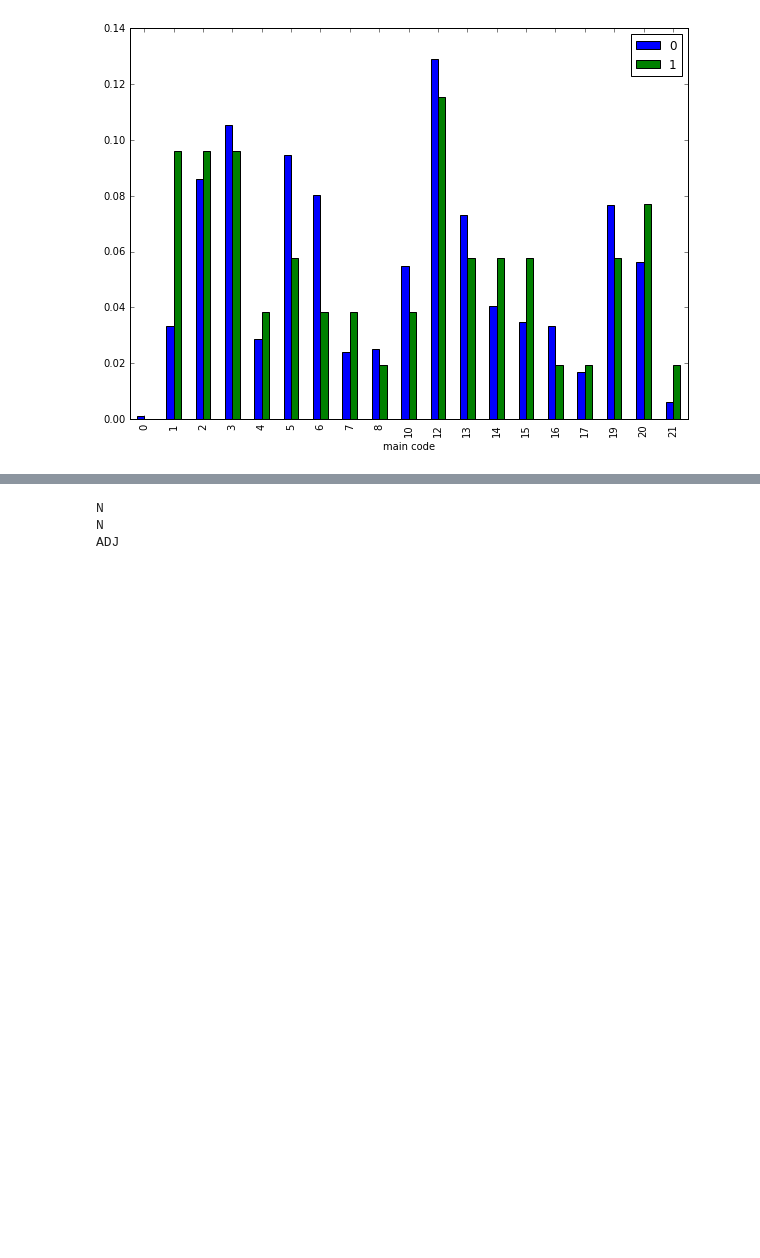
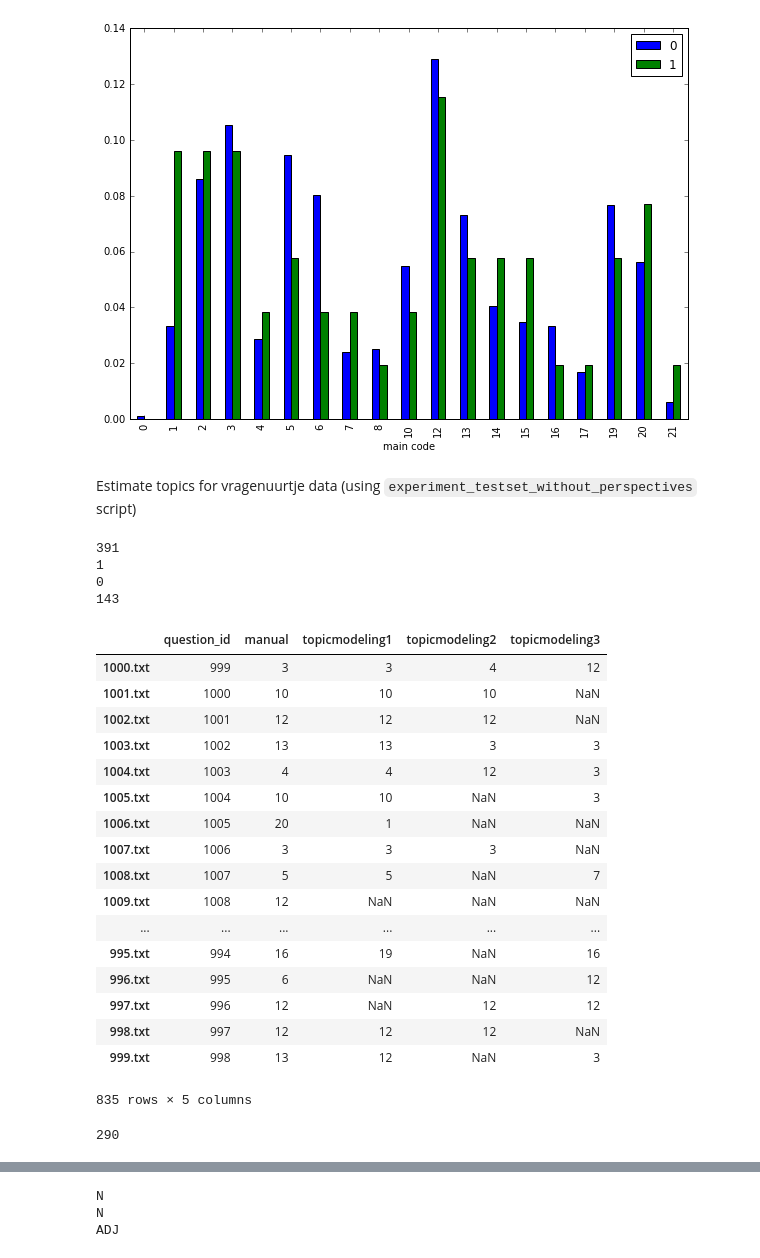
Before and after one commit to jvdzwaan/dilipad, a Jupyter notebook: results/CAP vragenuurtje.ipynb, the cells around one changed output, grey strips where cells are left out. Saved outputs shown, nothing was run; the diff lists cells and outputs as text; code cells hidden in the pictures; blank space fills up the shorter version.

Commit message:
Update notebook to analyze the CAP data

```diff
--- a/results/CAP vragenuurtje.ipynb
+++ b/results/CAP vragenuurtje.ipynb
@@ -103,3 +103,5 @@ dtype: float64
 # %%
 vragenuurtje = df1 = data.loc[(data[u'date '] >= '1999-09-21') & (data[u'date '] <= '2012-09-11')]
 vragenuurtje.to_csv('/home/jvdzwaan/data/dilipad/CAP/vragenuurtje.csv', encoding='utf-8')
+# %% [markdown]
+Estimate topics for vragenuurtje data (using `experiment_testset_without_perspectives` script)
@@ -105,0 +123,59 @@ vragenuurtje.to_csv('/home/jvdzwaan/data/dilipad/CAP/vragenuurtje.csv', encoding
+# %%
+config = {
+    "inputData": "/path/to/input/data/*",
+    "outDir": "/home/jvdzwaan/data/dilipad/results/all_years-adj-cabinets_selected-parties/{}",
+    "nTopics": 100
+}
+
+usefulness_data = pd.read_excel(config.get('outDir').format('topics_100.xlsx'), index_col=0)
+# %%
+cap_results = pd.DataFrame(index=vragenuurtje_topics.index, columns=['question_id', 'manual', 'topicmodeling1'])
+for text, topic in vragenuurtje_topics['top1'].iteritems():
+    #print 'text', text
+    question_id = int(text.replace('.txt', '')) -1
+    #print 'topic no', topic
+    #print 'cap category', usefulness_data.loc[int(topic), 'cap']
+    #print 'coded cap category', data.loc[question_id, 'main code']
+    #print
+    cap_results.loc[text, 'question_id'] = question_id
+    cap_results.loc[text, 'manual'] = data.loc[question_id, 'main code']
+    cap_results.loc[text, 'topicmodeling1'] = usefulness_data.loc[int(topic), 'cap']
+print np.sum(cap_results['manual']==cap_results['topicmodeling1'])
+print np.sum(cap_results['manual']==0)
+print np.sum(cap_results['topicmodeling1']==0)
+print np.sum(cap_results['topicmodeling1'].isnull())
+#cap_results
+# %% [output]
+391
+1
+0
+143
+# %%
+def get_topic_cap_results(series, usefulness_data):
+    result = pd.Series(index=series.index)
+    for text, topic in series.iteritems():
+        result[text] = usefulness_data.loc[int(topic), 'cap']
+    return result
+
+cap_results['topicmodeling2'] = get_topic_cap_results(vragenuurtje_topics['top2'], usefulness_data)
+cap_results['topicmodeling3'] = get_topic_cap_results(vragenuurtje_topics['top3'], usefulness_data)
+cap_results
+# %% [output]
+|  | question_id | manual | topicmodeling1 | topicmodeling2 | topicmodeling3 |
+| 1000.txt | 999 | 3 | 3 | 4 | 12 |
+| 1001.txt | 1000 | 10 | 10 | 10 | NaN |
+| 1002.txt | 1001 | 12 | 12 | 12 | NaN |
+| 1003.txt | 1002 | 13 | 13 | 3 | 3 |
+| 1004.txt | 1003 | 4 | 4 | 12 | 3 |
+| 1005.txt | 1004 | 10 | 10 | NaN | 3 |
+| 1006.txt | 1005 | 20 | 1 | NaN | NaN |
+| 1007.txt | 1006 | 3 | 3 | 3 | NaN |
+| 1008.txt | 1007 | 5 | 5 | NaN | 7 |
+| 1009.txt | 1008 | 12 | NaN | NaN | NaN |
+| ... | ... | ... | ... | ... | ... |
+| 995.txt | 994 | 16 | 19 | NaN | 16 |
+| 996.txt | 995 | 6 | NaN | NaN | 12 |
+| 997.txt | 996 | 12 | NaN | 12 | 12 |
+| 998.txt | 997 | 12 | 12 | 12 | NaN |
+| 999.txt | 998 | 13 | 12 | NaN | 3 |
+835 rows × 5 columns
@@ -105,0 +196,4 @@ vragenuurtje.to_csv('/home/jvdzwaan/data/dilipad/CAP/vragenuurtje.csv', encoding
+# %%
+print sum(cap_results_long['manual']==cap_results_long['topicmodeling1'])
+# %% [output]
+290
```
Also changed, not shown: parts of 11 cells of this notebook.
